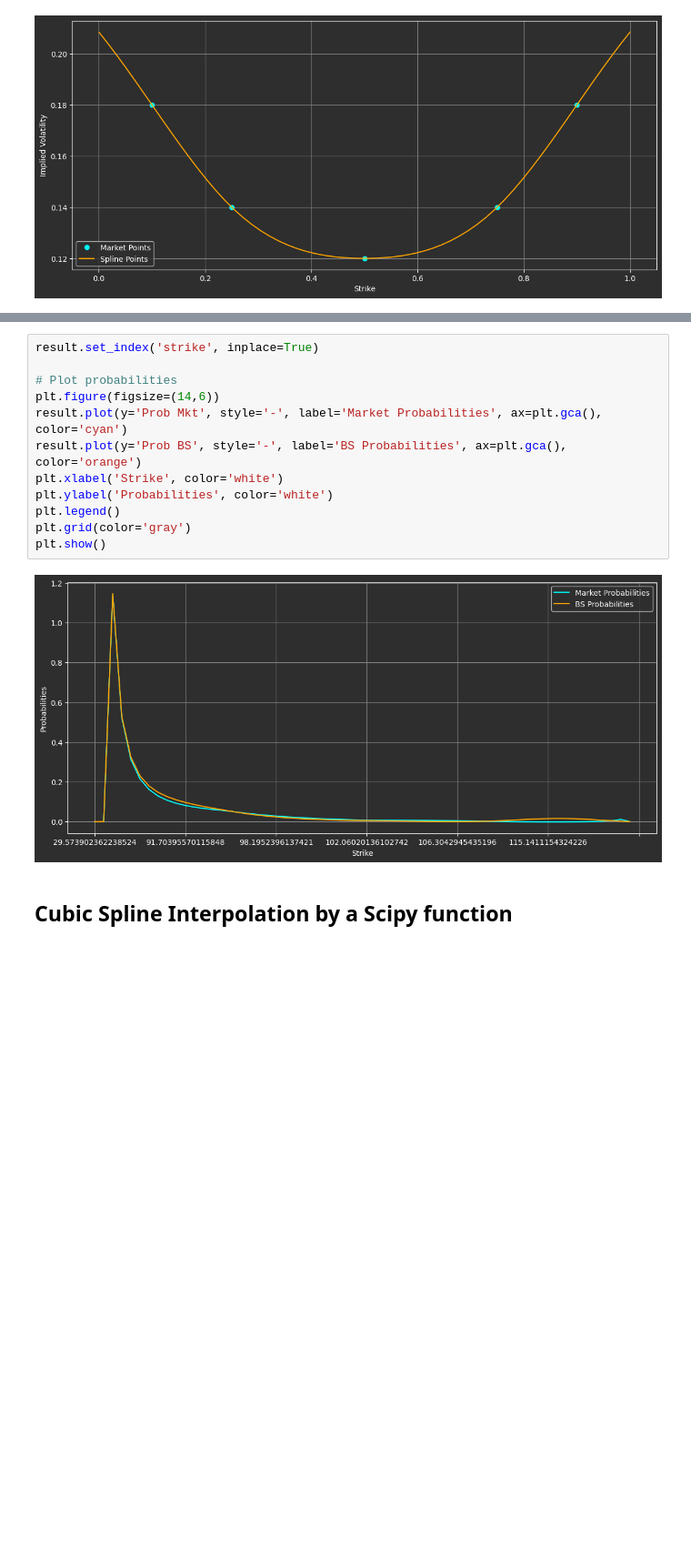
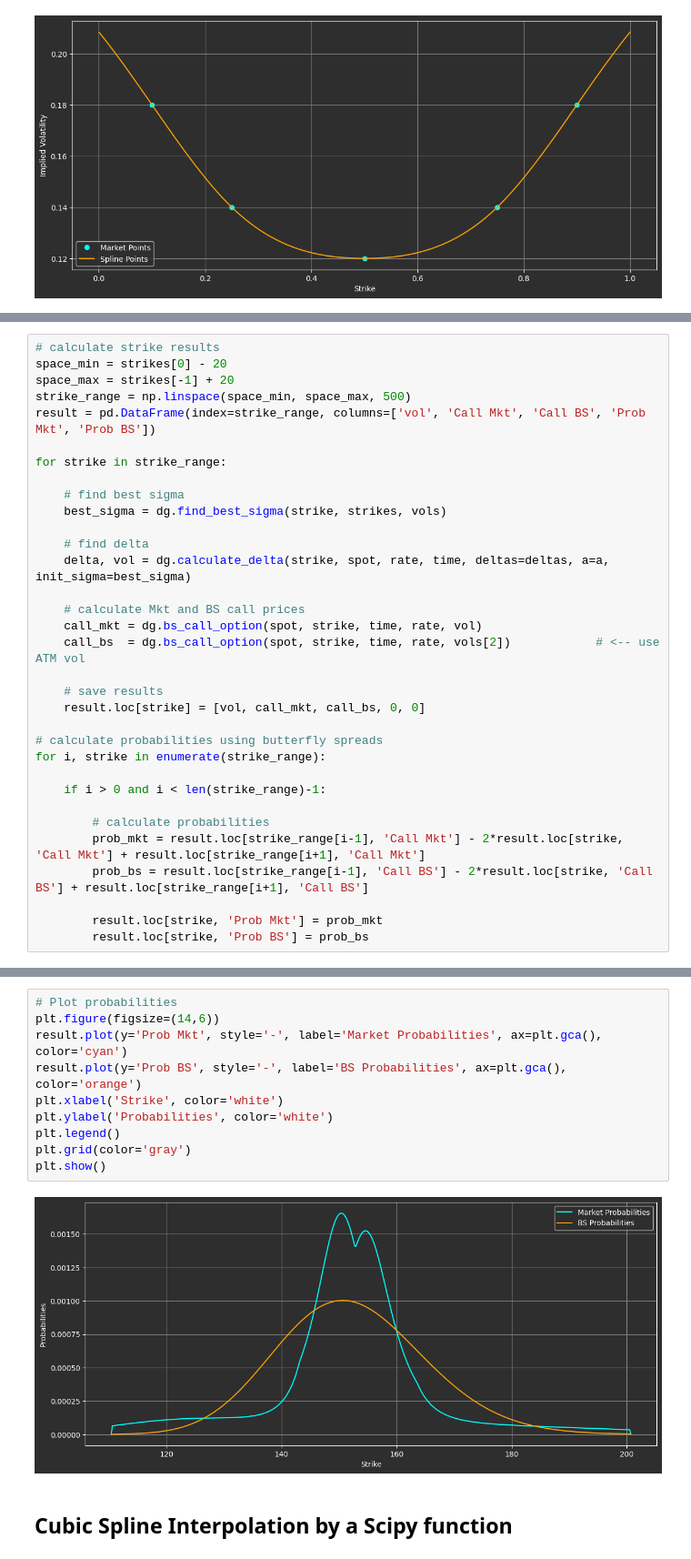
Before and after one commit to sylvioazevedo/modeling, a Jupyter notebook: bs_implied_distributions_deltas.ipynb, the cells around one changed output, grey strips where cells are left out. Shown at 91% size. Saved outputs shown, nothing was run; the diff lists cells and outputs as text; blank space fills up the shorter version.

```diff
--- a/bs_implied_distributions_deltas.ipynb
+++ b/bs_implied_distributions_deltas.ipynb
@@ -174,0 +159,33 @@ plt.show()
+# %%
+# calculate strike results
+space_min = strikes[0] - 20
+space_max = strikes[-1] + 20
+strike_range = np.linspace(space_min, space_max, 500)
+result = pd.DataFrame(index=strike_range, columns=['vol', 'Call Mkt', 'Call BS', 'Prob Mkt', 'Prob BS'])
+
+for strike in strike_range:
+
+    # find best sigma
+    best_sigma = dg.find_best_sigma(strike, strikes, vols)
+
+    # find delta
+    delta, vol = dg.calculate_delta(strike, spot, rate, time, deltas=deltas, a=a, init_sigma=best_sigma)
+
+    # calculate Mkt and BS call prices
+    call_mkt = dg.bs_call_option(spot, strike, time, rate, vol)
+    call_bs  = dg.bs_call_option(spot, strike, time, rate, vols[2])            # <-- use ATM vol
+
+    # save results
+    result.loc[strike] = [vol, call_mkt, call_bs, 0, 0]
+
+# calculate probabilities using butterfly spreads
+for i, strike in enumerate(strike_range):
+
+    if i > 0 and i < len(strike_range)-1:
+
+        # calculate probabilities
+        prob_mkt = result.loc[strike_range[i-1], 'Call Mkt'] - 2*result.loc[strike, 'Call Mkt'] + result.loc[strike_range[i+1], 'Call Mkt']
+        prob_bs = result.loc[strike_range[i-1], 'Call BS'] - 2*result.loc[strike, 'Call BS'] + result.loc[strike_range[i+1], 'Call BS']
+
+        result.loc[strike, 'Prob Mkt'] = prob_mkt
+        result.loc[strike, 'Prob BS'] = prob_bs
@@ -175,17 +233,15 @@ plt.show()
 # %%
-result.set_index('strike', inplace=True)
-
 # Plot probabilities
 plt.figure(figsize=(14,6))
 result.plot(y='Prob Mkt', style='-', label='Market Probabilities', ax=plt.gca(), color='cyan')
 result.plot(y='Prob BS', style='-', label='BS Probabilities', ax=plt.gca(), color='orange')
 plt.xlabel('Strike', color='white')
 plt.ylabel('Probabilities', color='white')
 plt.legend()
 plt.grid(color='gray')
 plt.show()
 # %% [output]
-[figure, old version]
+[figure, new version]
 # %% [markdown]
 ## Cubic Spline Interpolation by a Scipy function
 # %%
```
Also changed, not shown: parts of 12 cells of this notebook, 4 other files.
